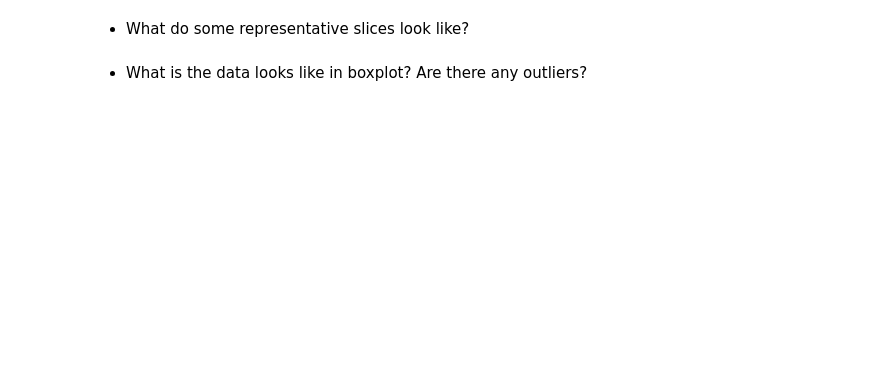
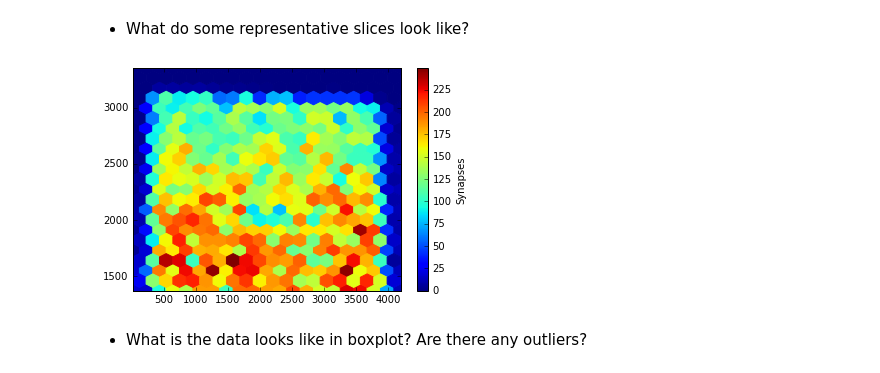
Before and after one commit to Upward-Spiral-Science/chengchang, a Jupyter notebook: Assignment 3.ipynb, the cells around one changed output. Saved outputs shown, nothing was run; the diff lists cells and outputs as text; code cells hidden in the pictures; blank space fills up the shorter version.

```diff
--- a/Assignment 3.ipynb
+++ b/Assignment 3.ipynb
@@ -165,5 +192,26 @@ plt.show()
 # %% [markdown]
 * What do some representative slices look like?
+# %%
+df_1 = df[df['cz'] == 610]
+
+X = df_1['cx']
+Y = df_1['cy']
+Z = df_1['synapses']
+
+x = X.ravel()
+y = Y.ravel()
+z = Z.ravel()
+gridsize = 20
+PLT.subplot(111)
+
+PLT.hexbin(x, y, C = z, gridsize = gridsize, cmap=CM.jet, bins = None)
+PLT.axis([x.min(), x.max(), y.min(), y.max()])
+
+cb = PLT.colorbar()
+cb.set_label('Synapses')
+PLT.show()
+# %% [output]
+[figure, added]
 # %% [markdown]
 * What is the data looks like in boxplot? Are there any outliers?
 # %%
```
Also changed, not shown: parts of 5 cells of this notebook.
